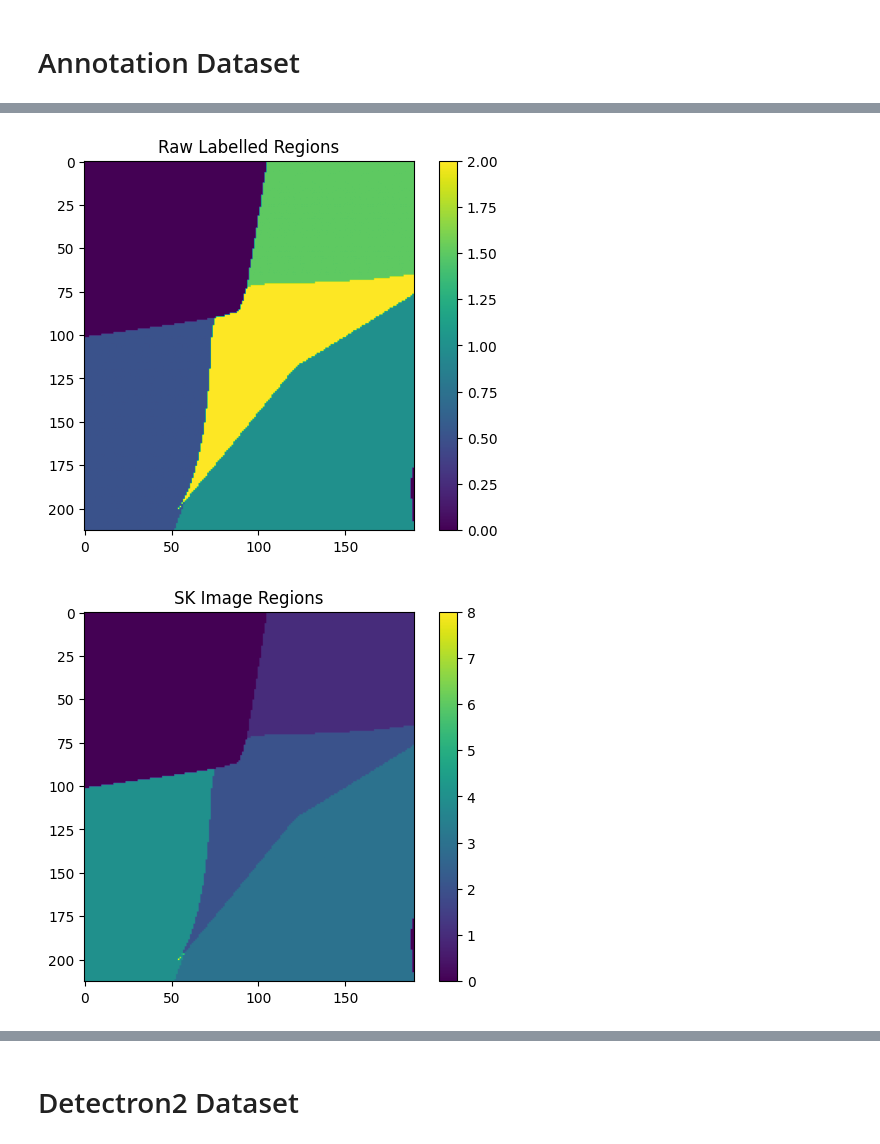
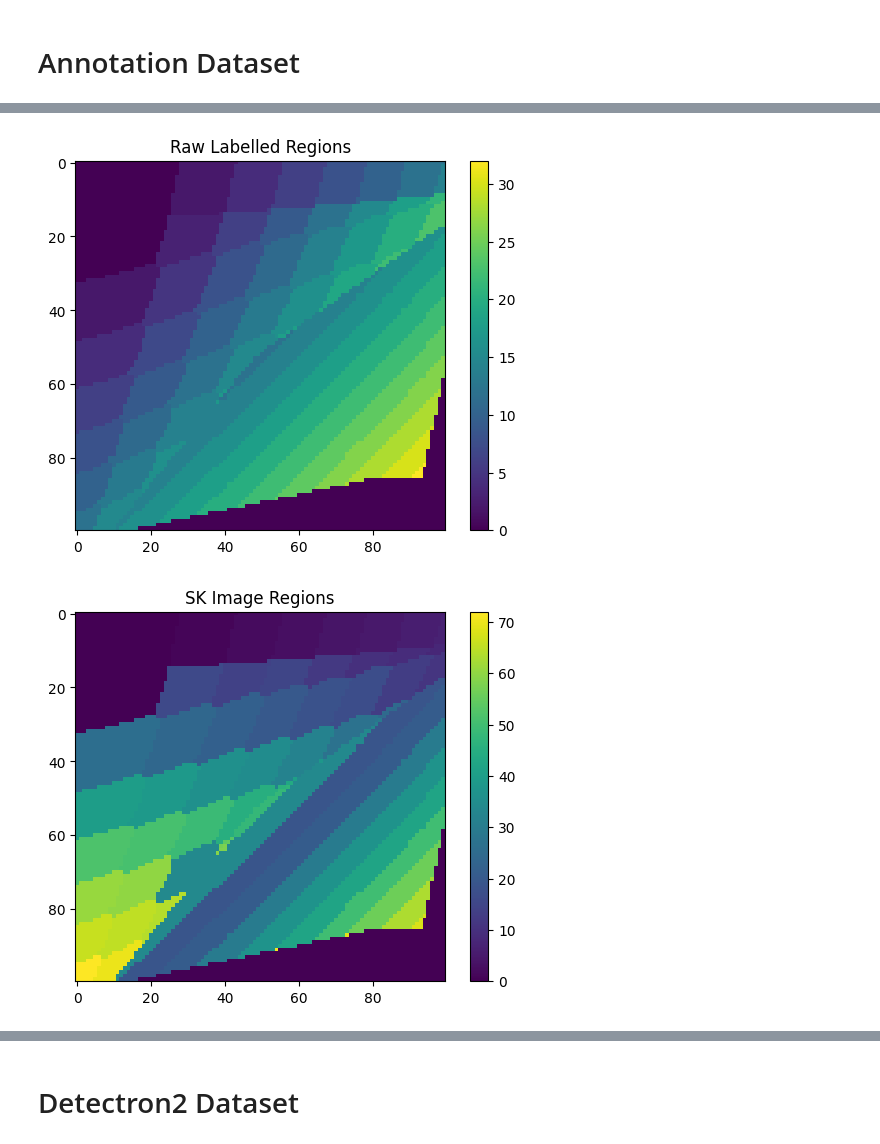
Before and after one commit to mainCSG/QuantumDotControl, a Jupyter notebook: autotuning/charge_tuning/notebooks/data_visualization.ipynb, the cells around one changed output, grey strips where cells are left out. Saved outputs shown, nothing was run; the diff lists cells and outputs as text; code cells hidden in the pictures.

Commit message:
charge tuning notebooks

```diff
--- a/autotuning/charge_tuning/notebooks/data_visualization.ipynb
+++ b/autotuning/charge_tuning/notebooks/data_visualization.ipynb
@@ -56,0 +53,16 @@ class_dict = {0: "ND", 0.5: "LD", 1: "CD", 1.5: "RD", 2: "DD"}
+# %%
+def tuple_to_unique_number(charge_state):
+    prime_numbers = [2, 3]  # List of prime numbers, should be equal to number of charge states
+    unique_number = sum(element * prime_numbers[index] for index, element in enumerate(charge_state))
+    return int(unique_number)
+
+max_charge = 10
+all_charge_states = [(i,j) for i in range(max_charge + 1) for j in range(max_charge+1) ]
+all_charge_states_values = [tuple_to_unique_number(charge_state) for charge_state in all_charge_states]
+
+charge_state_dict = dict(zip(all_charge_states, all_charge_states_values))
+charge_value_dict = dict(zip(all_charge_states_values, all_charge_states))
+
+for test in all_charge_states:
+    unique_number = tuple_to_unique_number(test)
+    print("{} => {}".format(test, unique_number))
@@ -57,10 +87,10 @@ class_dict = {0: "ND", 0.5: "LD", 1: "CD", 1.5: "RD", 2: "DD"}
 # %%
 import skimage as sk
 # raw
-file_path = "/Users/andrijapaurevic/Documents/uWaterloo/research/mainCSG/QuantumDotControl/autotuning/data/csd/raw/20200714-140115023515_cr1279.npy"
-# file_path = "/Users/andrijapaurevic/Documents/uWaterloo/research/mainCSG/QuantumDotControl/autotuning/data/csd/raw/20171118-125846183949.npy"
+# file_path = "/Users/andrijapaurevic/Documents/uWaterloo/research/mainCSG/QuantumDotControl/autotuning/data/csd/raw/20200714-140115023515_cr1279.npy"
+file_path = "/Users/andrijapaurevic/Documents/uWaterloo/research/mainCSG/QuantumDotControl/autotuning/data/csd/raw/20171118-125846183949.npy"
 # file_path = "/Users/andrijapaurevic/Documents/uWaterloo/research/mainCSG/QuantumDotControl/autotuning/data/csd/raw/20200711-161944699948_cr145.npy"
-file_path = "/Users/andrijapaurevic/Documents/uWaterloo/research/mainCSG/QuantumDotControl/autotuning/data/csd/raw/20200714-172019089587_cr1444.npy"
+# file_path = "/Users/andrijapaurevic/Documents/uWaterloo/research/mainCSG/QuantumDotControl/autotuning/data/csd/raw/20200714-172019089587_cr1444.npy"
 
 # Loads, *.npy file, extracts CSD
 qflow_data = np.load(file_path, allow_pickle=True).item()
@@ -72,42 +102,19 @@ M = len(qflow_data[voltage_P2_key])
 
 try:
     csd_qd_states = np.array([
-        data['state'] for data in qflow_data['output']
+        tuple_to_unique_number(data['charge'])  for data in qflow_data['output']
     ]).reshape((N,M) if N > M else (M,N))
     background = -1
-    correction = 1
+    # correction = 1
 
-except TypeError:
+except:
+    print("Can only use 2017 ones")
 
-    csd_qd_states = np.array(qflow_data['output']['state']).reshape((N,M) if N > M else (M,N))
-    background = 0
-    correction = 2
-
-csd_qd_labelled_regions = sk.measure.label((correction * csd_qd_states).astype(np.uint8), background=background, connectivity=1)
+csd_qd_labelled_regions = sk.measure.label(csd_qd_states, connectivity=1)
 
 csd_qd_regions = sk.measure.regionprops(csd_qd_labelled_regions)
 
 num_of_predicted_regions = len(csd_qd_regions)
-
-if num_of_predicted_regions > 10:
-    try:
-        csd_qd_states = np.array([
-            data['state'] for data in qflow_data['output']
-        ])
-        background = -1
-        correction = 1
-
-    except TypeError:
-
-        csd_qd_states = np.array(qflow_data['output']['state'])
-        background = 0
-        correction = 2
-
-    csd_qd_states = csd_qd_states.reshape(M,N)
-
-    csd_qd_labelled_regions = sk.measure.label((correction * csd_qd_states).astype(np.uint8), background=background, connectivity=1)
-
-    csd_qd_regions = sk.measure.regionprops(csd_qd_labelled_regions)
 
 plt.imshow(csd_qd_states)
 plt.title("Raw Labelled Regions")
@@ -187,48 +194,36 @@ for index in range(len(csd_qd_regions)):
 
     def organize_array_clockwise(arr):
 
         # Calculate the centroid of the points
         centroid = np.mean(arr, axis=0)
 
         # Calculate the angle of each point with respect to the centroid
         angles = np.arctan2(arr[:, 1] - centroid[1], arr[:, 0] - centroid[0])
 
         # Sort the points based on the angles in clockwise order
         indices = np.argsort(angles)
         sorted_arr = arr[indices]
 
         return sorted_arr
 
-    # px, py = flip_coordinates_horizontal_axis(px, py, csd_qd_states.shape[0]/2)
     poly = [(x, y) for x, y in zip(px, py)]
     poly = np.array([p for x in poly for p in x]).reshape(-1,2)
-
-    if len(px) <= 2 or len(py) <= 2:
-        # print("Ignoring polygon from ", npy_file, "because a polygon was too small for detectron2.")
-        continue
 
     poly_clockwise = organize_array_clockwise(poly)
     x0, y0 = find_polygon_centroid(poly_clockwise)
     x0_, y0_ = flip_coordinates_horizontal_axis([x0], [y0], axis=csd_qd_states.shape[0]/2)
     x0_, y0_ = flip_coordinates_horizontal_axis(y0_, x0_, axis=csd_qd_states.shape[1]/2)
     x0_val, y0_val = x0_[0], y0_[0]
 
-    qd_num = class_dict[csd_qd_states[csd_qd_states.shape[0] - int(x0_val), csd_qd_states.shape[1] - int(y0_val)] ]
-    # plt.scatter([csd_qd_states.shape[0] -int(x0_val)], [csd_qd_states.shape[1] - int(y0_val)], c="black")
+    charge_state = charge_value_dict[csd_qd_states[csd_qd_states.shape[0] - int(x0_val), csd_qd_states.shape[1] - int(y0_val)] ]
+
     patches.append(matplotlib.patches.Polygon(poly_clockwise))
-    category_dict = {"ND": "red", "LD": "green", "CD": "blue", "RD": "magenta", "DD": "orange"}
-    plt.scatter([x0],[y0], c=category_dict[qd_num])
-    plt.scatter(px,py)
 
-
-# p = PatchCollection(patches, cmap=matplotlib.cm.jet, alpha=0.4)
-# colors = 100*np.random.rand(len(patches))
-# p.set_array(np.array(colors))
-# ax.add_collection(p)
-# ax.autoscale_view()
+    plt.scatter([x0],[y0], c=charge_state_dict[charge_state], s=2)
+    plt.scatter(px,py, s=1)
 
 plt.xlim(0,N)
 plt.ylim(0,M)
 # %% [output]
-[figure, old version]
+[figure, new version]
-[figure, old version]
+[figure, new version]
```
Also changed, not shown: parts of 4 cells of this notebook, 1 other file.
